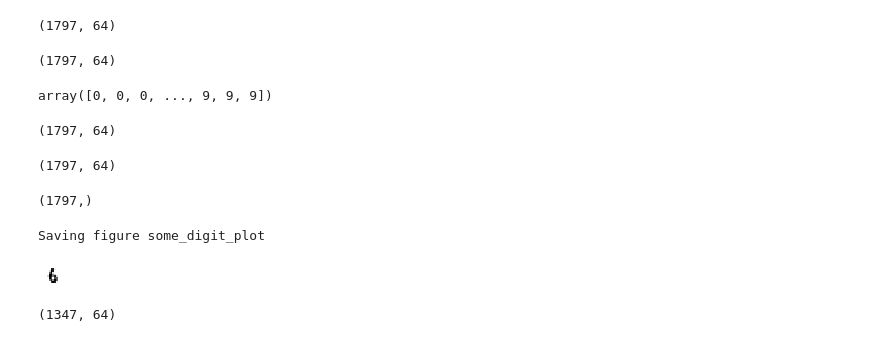
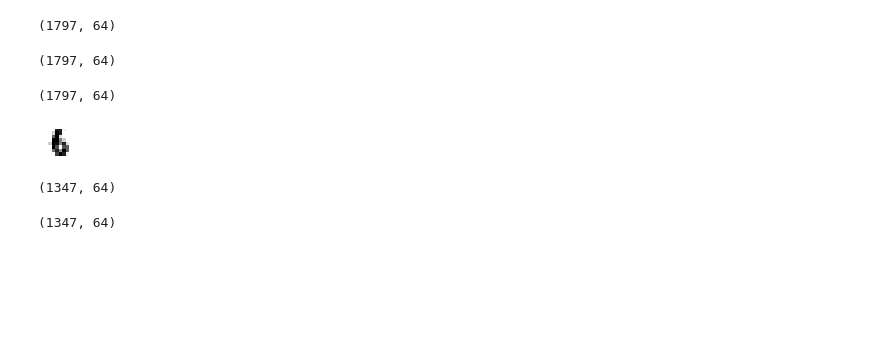
Before and after one commit to AnXiaoNuan/handson-ml, a Jupyter notebook: 03_ann.ipynb, the cells around one changed output. Drawn from its saved outputs; the diff is of its cells as text; code cells hidden in the pictures; blank space fills up the shorter version.

```diff
--- a/03_ann.ipynb
+++ b/03_ann.ipynb
@@ -62,33 +62,21 @@ sort_by_target(mnist)
 mnist.data.shape
 # %% [output]
 (1797, 64)
-# %%
-mnist.target
-# %% [output]
-array([0, 0, 0, ..., 9, 9, 9])
-# %%
-mnist.data.shape
-# %% [output]
-(1797, 64)
 # %%
 X, y = mnist["data"], mnist["target"]
 X.shape
 # %% [output]
 (1797, 64)
-# %%
-y.shape
-# %% [output]
-(1797,)
+# %%
+some_digit = X[1000]
+plot_digit(some_digit)
+# %% [output]
+[figure, added]
 # %%
-some_digit = X[1000]
-some_digit_image = some_digit.reshape(8, 8)
-plt.figure(figsize=(0.5,0.5))
-plt.imshow(some_digit_image, cmap = mpl.cm.binary,
-           interpolation="nearest", )
-plt.axis("off")
-
-save_fig("some_digit_plot")
-plt.show()
+def plot_digit(data):
+    image = data.reshape(8, 8)
+    plt.figure(figsize=(0.5, 0.5))
+    plt.imshow(image, cmap = mpl.cm.binary,
+               interpolation="nearest")
+    plt.axis("off")
+    plt.show()
-# %% [output]
-Saving figure some_digit_plot
-[figure, removed]
@@ -101,6 +83,9 @@ def plot_digit(data):
 # %%
 from sklearn.model_selection import train_test_split
 X_train, X_test, y_train, y_test = train_test_split(mnist.data, mnist.target)
+X_train.shape
+# %% [output]
+(1347, 64)
 # %%
 import numpy as np
 
```
Also changed, not shown: parts of 41 cells of this notebook, 2 other files.
